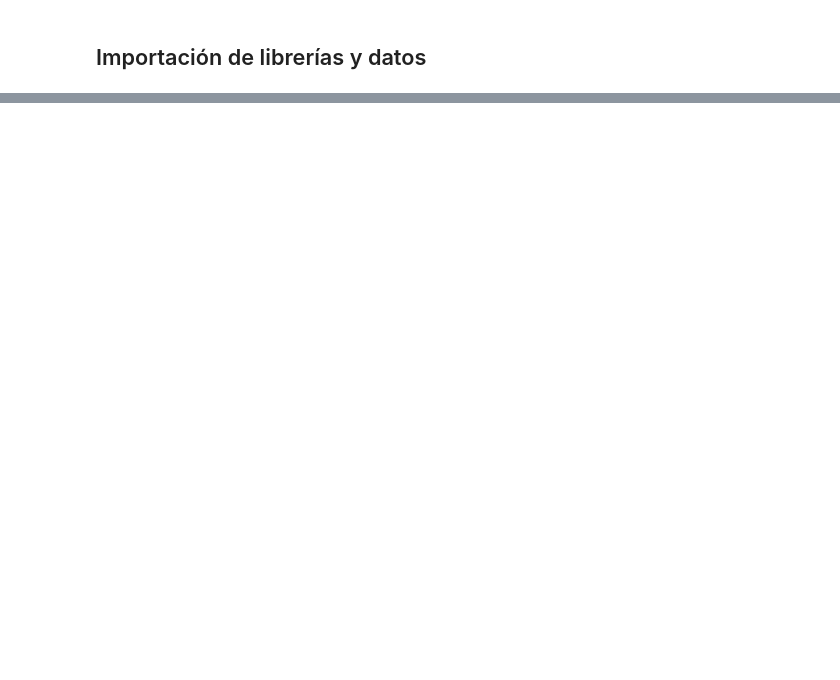
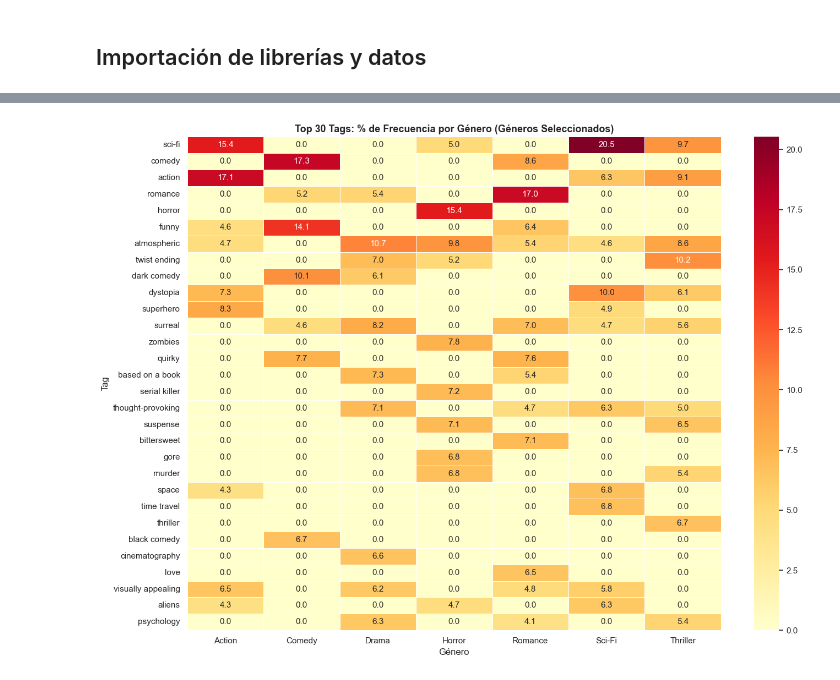
Before and after one commit to AndresCalderonRamirez/Parcial-DIGD, a Jupyter notebook: notebooks/exploration/main/movies_tags.ipynb, the cells around one changed output, grey strips where cells are left out. Saved outputs shown, nothing was run; the diff lists cells and outputs as text; code cells hidden in the pictures; blank space fills up the shorter version.

```diff
--- a/notebooks/exploration/main/movies_tags.ipynb
+++ b/notebooks/exploration/main/movies_tags.ipynb
@@ -30,0 +129,32 @@ tags = pd.read_csv('../../../data/processed/tags.csv')
+# %%
+genre_cols = ['Action', 'Adventure', 'Animation', 'Children', 'Comedy', 'Crime',
+              'Documentary', 'Drama', 'Fantasy', 'Film-Noir', 'Horror', 'Musical',
+              'Mystery', 'Romance', 'Sci-Fi', 'Thriller', 'War', 'Western']
+
+movies_tags_genres = tags.merge(
+    movies_with_genres[['movieId'] + genre_cols], on='movieId', how='inner'
+)
+
+genre_tag_counts = {}
+for genre in genre_cols:
+    genre_movies = movies_tags_genres[movies_tags_genres[genre] == 1]
+    tag_counts = genre_movies['tag'].value_counts().head(10)
+    genre_tag_counts[genre] = tag_counts
+
+tag_genre_matrix = pd.DataFrame()
+for genre in genre_cols:
+    top_tags = movies_tags_genres[movies_tags_genres[genre] == 1]['tag'].value_counts().head(15)
+    for tag, count in top_tags.items():
+        tag_genre_matrix.loc[tag, genre] = count
+
+tag_genre_matrix = tag_genre_matrix.fillna(0)
+
+total_per_genre = tag_genre_matrix.sum(axis=0)
+tag_genre_pct = tag_genre_matrix.div(total_per_genre, axis=1) * 100
+
+print('Top 5 tags más frecuentes por género:')
+for genre in genre_cols:
+    if genre in tag_genre_pct.columns:
+        top5 = tag_genre_pct[genre].sort_values(ascending=False).head(5)
+        tags_str = ', '.join([f'{t} ({v:.1f}%)' for t, v in top5.items()])
+        print(f'  {genre:15s}: {tags_str}')
@@ -30,0 +181,15 @@ tags = pd.read_csv('../../../data/processed/tags.csv')
+# %%
+selected_genres = ['Action', 'Comedy', 'Drama', 'Horror', 'Romance', 'Sci-Fi', 'Thriller']
+heatmap_data = tag_genre_pct[selected_genres].loc[
+    tag_genre_pct[selected_genres].max(axis=1).sort_values(ascending=False).head(30).index
+]
+
+fig, ax = plt.subplots(figsize=(14, 10))
+sns.heatmap(heatmap_data, annot=True, fmt='.1f', cmap='YlOrRd', linewidths=0.5, ax=ax)
+ax.set_title('Top 30 Tags: % de Frecuencia por Género (Géneros Seleccionados)', fontsize=13, fontweight='bold')
+ax.set_xlabel('Género')
+ax.set_ylabel('Tag')
+plt.tight_layout()
+plt.show()
+# %% [output]
+[figure, added]
```
Also changed, not shown: parts of 32 cells of this notebook, 1 other file.
